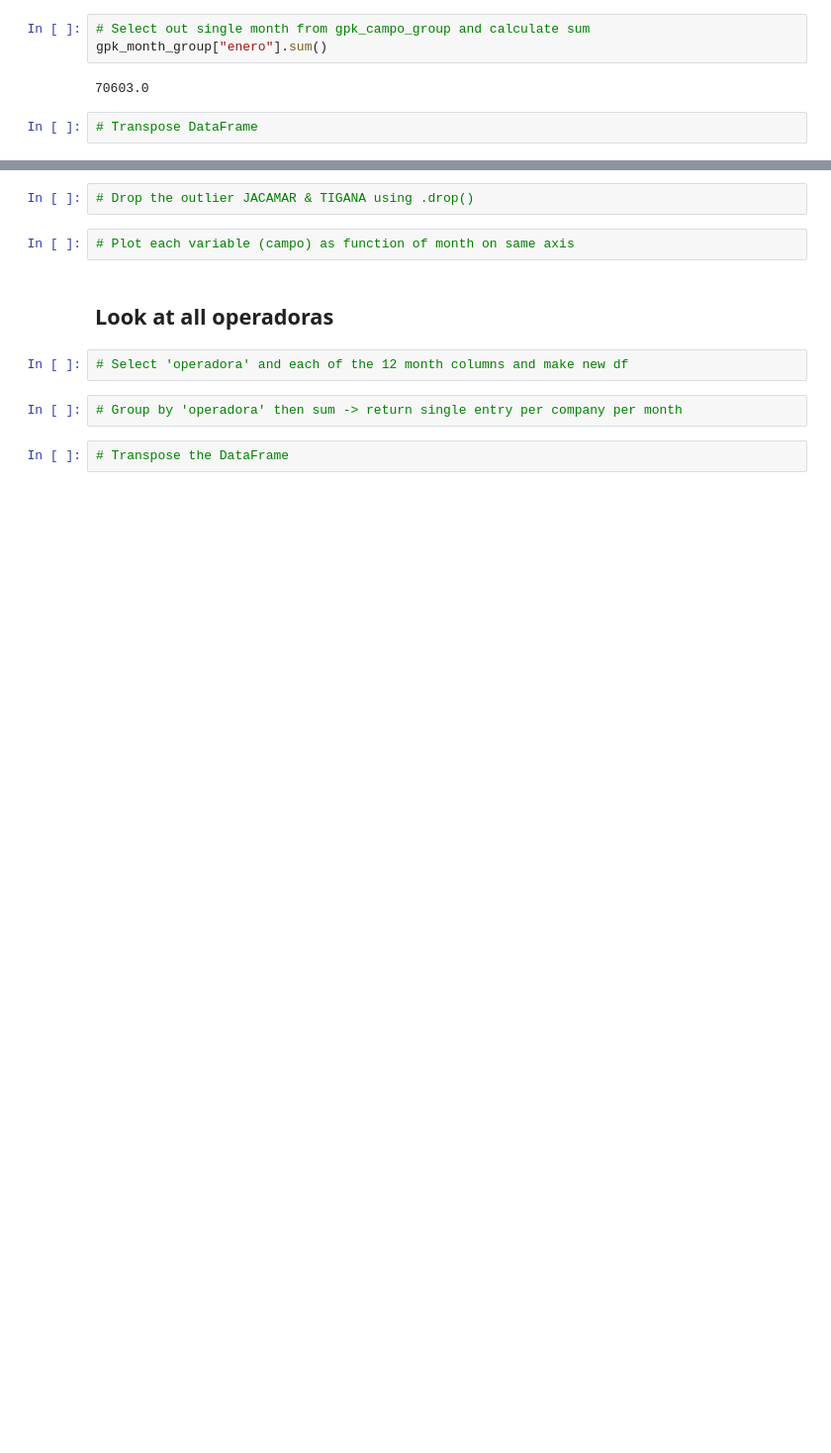
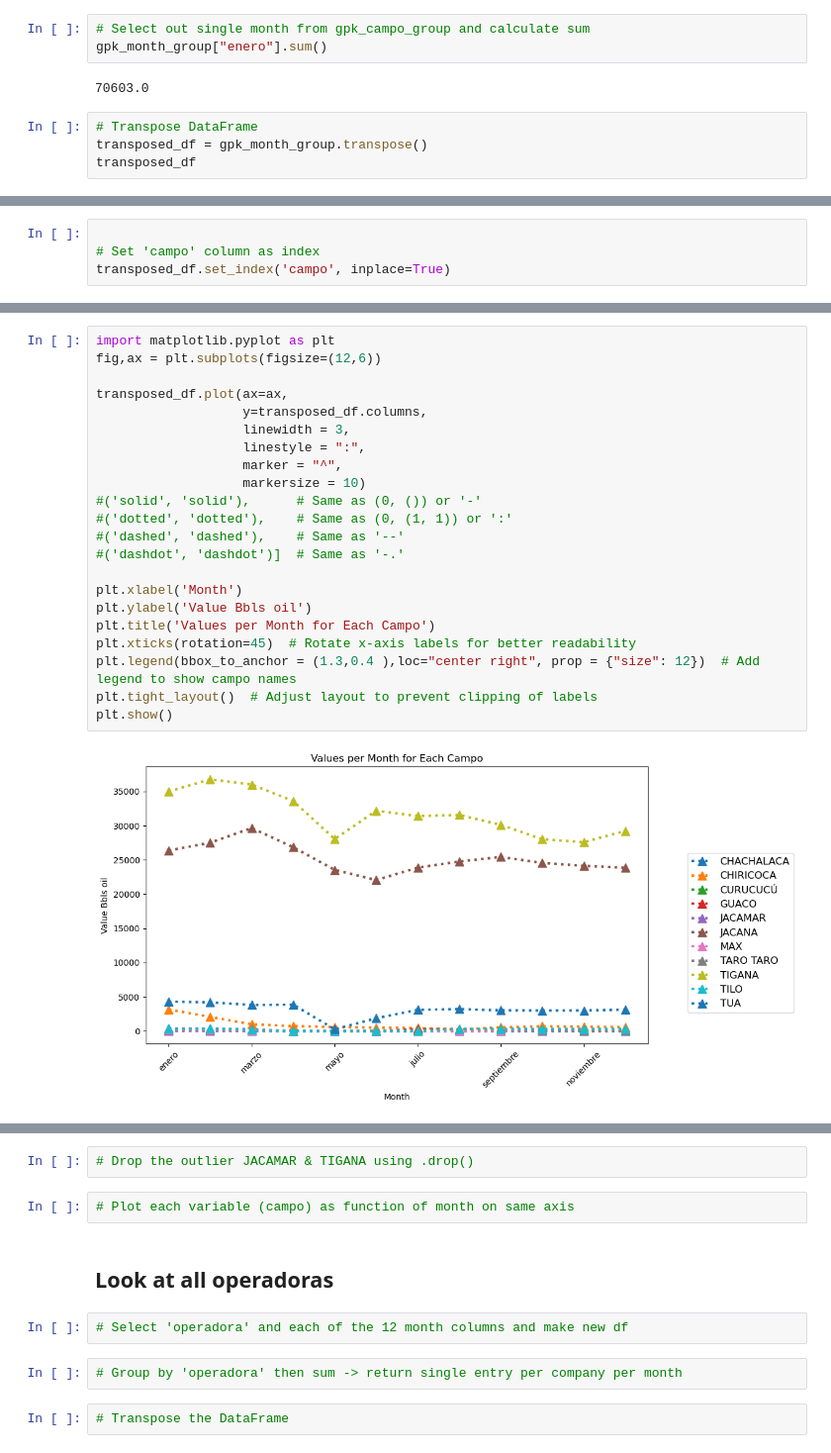
Before and after one commit to Iortega2021/02-geopark-pandas-dataframes, a Jupyter notebook: notebooks/02-geopark-pandas-empty.ipynb, the cells around one changed output, grey strips where cells are left out. Shown: that part at 99% size. Drawn from its saved outputs; the diff is of its cells as text; blank space fills up the shorter version.

Commit message:
matplotlib

```diff
--- a/notebooks/02-geopark-pandas-empty.ipynb
+++ b/notebooks/02-geopark-pandas-empty.ipynb
@@ -451,3 +451,5 @@ gpk_month_group["enero"].sum()
 70603.0
 # %%
 # Transpose DataFrame
+transposed_df = gpk_month_group.transpose()
+transposed_df
@@ -455,0 +511,4 @@ gpk_month_group["enero"].sum()
+# %%
+
+# Set 'campo' column as index
+transposed_df.set_index('campo', inplace=True)
@@ -455,0 +531,24 @@ gpk_month_group["enero"].sum()
+# %%
+import matplotlib.pyplot as plt
+fig,ax = plt.subplots(figsize=(12,6))
+
+transposed_df.plot(ax=ax,
+                   y=transposed_df.columns,
+                   linewidth = 3,
+                   linestyle = ":",
+                   marker = "^",
+                   markersize = 10)
+#('solid', 'solid'),      # Same as (0, ()) or '-'
+#('dotted', 'dotted'),    # Same as (0, (1, 1)) or ':'
+#('dashed', 'dashed'),    # Same as '--'
+#('dashdot', 'dashdot')]  # Same as '-.'
+
+plt.xlabel('Month')
+plt.ylabel('Value Bbls oil')
+plt.title('Values per Month for Each Campo')
+plt.xticks(rotation=45)  # Rotate x-axis labels for better readability
+plt.legend(bbox_to_anchor = (1.3,0.4 ),loc="center right", prop = {"size": 12})  # Add legend to show campo names
+plt.tight_layout()  # Adjust layout to prevent clipping of labels
+plt.show()
+# %% [output]
+[figure, added]
```
Also changed, not shown: parts of 8 cells of this notebook.
